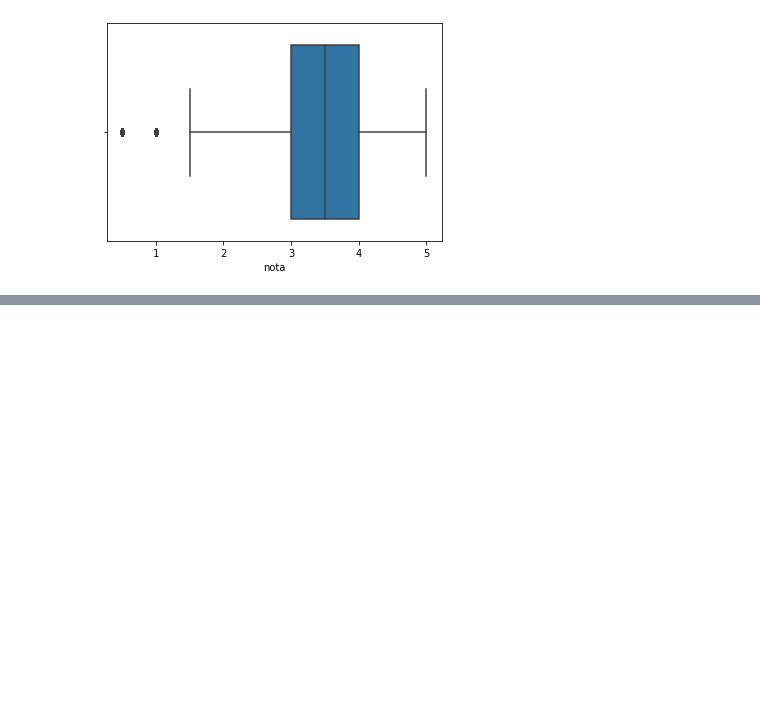
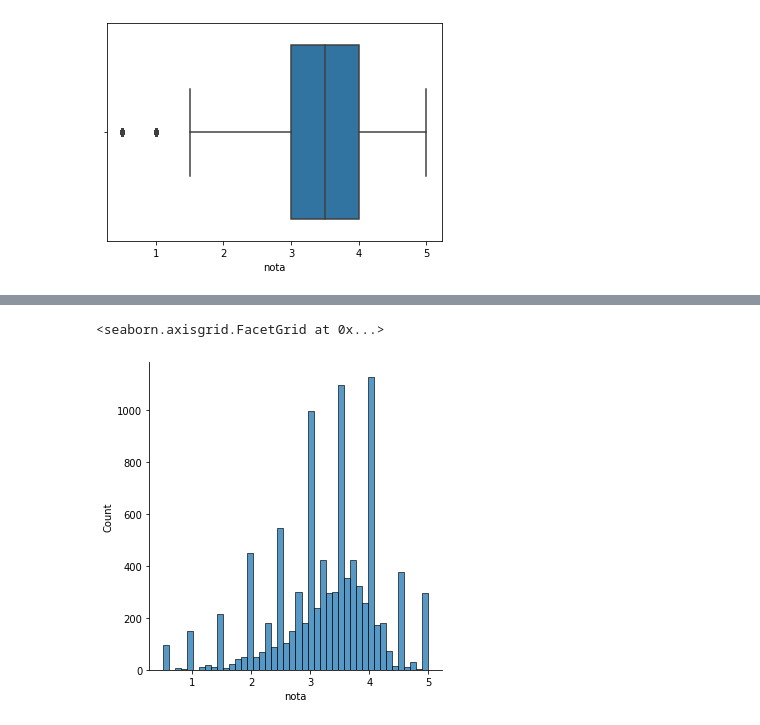
Before and after one commit to Giuzntt/Alura-DataScience, a Jupyter notebook: Introducao.ipynb, the cells around one changed output, grey strips where cells are left out. Cells and saved outputs as stored; diff of their text form; code cells hidden in the pictures; blank space fills up the shorter version.

```diff
--- a/Introducao.ipynb
+++ b/Introducao.ipynb
@@ -101,0 +159,5 @@ sns.boxplot(notas.nota)
+# %%
+sns.displot(medias_por_filme)
+# %% [output]
+<seaborn.axisgrid.FacetGrid at 0x...>
+[figure, added]
```
Also changed, not shown: parts of 9 cells of this notebook.
